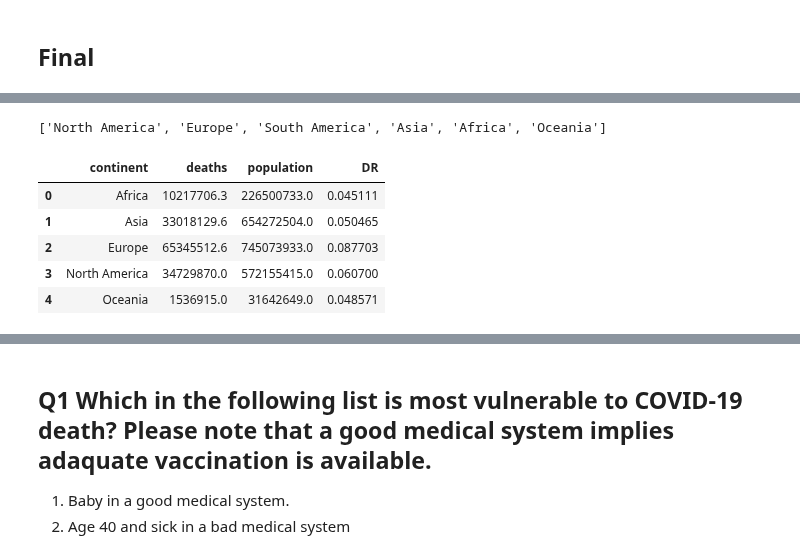
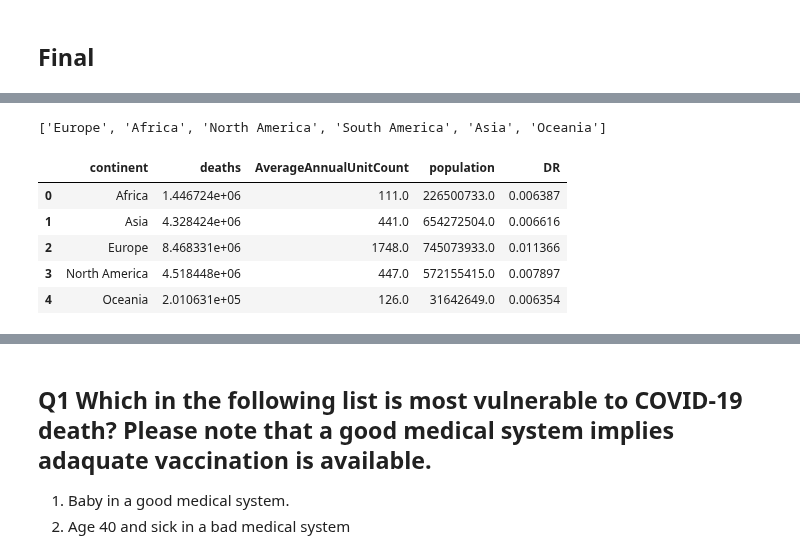
Before and after one commit to belongtothenight/BD_ML_Code, a Jupyter notebook: src/BD_final.ipynb, the cells around one changed output, grey strips where cells are left out. Drawn from its saved outputs; the diff is of its cells as text; code cells hidden in the pictures.

```diff
--- a/src/BD_final.ipynb
+++ b/src/BD_final.ipynb
@@ -124,47 +124,57 @@ path = join(getcwd().rstrip('src'),
 DF1 = pd.read_csv(path)
 DF1.rename(columns={'country_name': 'country'}, inplace=True)
 
-# Sum of Deaths by Country
-DF1 = DF1.groupby('country').sum().sort_values(by='deaths', ascending=False)
-DF1.drop(columns=['year', 'time'], inplace=True)
-DF1.head()
+# Deaths by Country
+# DF1 = DF1.groupby('country').sum().sort_values(by='deaths', ascending=False)
+# DF1.drop(columns=['year', 'time'], inplace=True)
+# DF1.head()
+DF1 = DF1.groupby('country').mean().reset_index()
+DF1['AverageAnnualUnitCount'] = round(DF1.time * 2 - 1, 0)
+tmp = copy.copy(DF)
+time_unit_dict = {'monthly': 12, 'weekly': 52}
+tmp['AnnualUnitCount'] = [time_unit_dict[x] for x in tmp.time_unit]
+tmp = tmp.groupby('country').mean().reset_index()[
+    ['country', 'AnnualUnitCount']]
+DF1 = pd.merge(DF1, tmp, on='country')
+DF1['deaths'] = DF1.deaths * DF1.AnnualUnitCount
+DF1 = DF1[['country', 'deaths', 'AverageAnnualUnitCount']]
 
 # Merge with OWID Population, Continent Data
 path = join(getcwd().rstrip('src'),
             'data/owid-covid-data.csv').replace('\\', '/')
 data = pd.read_csv(path)
 data = data[['continent', 'location', 'population']]
 data.rename(columns={'location': 'country'}, inplace=True)
 data.groupby('country').count().sort_values(by='population', ascending=False)
 data.drop_duplicates(subset=['country'], inplace=True)
 data.reset_index(drop=True, inplace=True)
 DF1 = pd.merge(DF1, data, on='country')
 
 # Separate Data by Continent
 print(DF1.continent.unique().tolist())
 Africa = DF1[DF1.continent == 'Africa']
 Asia = DF1[DF1.continent == 'Asia']
 Europe = DF1[DF1.continent == 'Europe']
 NorthAmerica = DF1[DF1.continent == 'North America']
 Oceania = DF1[DF1.continent == 'Oceania']
 SouthAmerica = DF1[DF1.continent == 'South America']
 
 # Create Continent Data
 Continent = DF1.groupby('continent').sum().reset_index()
 
 # Death Rate (Death by Population)
 DR = Continent['deaths'] / Continent['population']
 DR.rename('DR', inplace=True)
 Continent = pd.concat([Continent, DR], axis=1)
 
 # # Asia.head()
 Continent.head()
 # DF1.head()
 # %% [output]
-['North America', 'Europe', 'South America', 'Asia', 'Africa', 'Oceania']
+['Europe', 'Africa', 'North America', 'South America', 'Asia', 'Oceania']
-|  | continent | deaths | population | DR |
-| 0 | Africa | 10217706.3 | 226500733.0 | 0.045111 |
-| 1 | Asia | 33018129.6 | 654272504.0 | 0.050465 |
-| 2 | Europe | 65345512.6 | 745073933.0 | 0.087703 |
-| 3 | North America | 34729870.0 | 572155415.0 | 0.060700 |
-| 4 | Oceania | 1536915.0 | 31642649.0 | 0.048571 |
+|  | continent | deaths | AverageAnnualUnitCount | population | DR |
+| 0 | Africa | 1.446724e+06 | 111.0 | 226500733.0 | 0.006387 |
+| 1 | Asia | 4.328424e+06 | 441.0 | 654272504.0 | 0.006616 |
+| 2 | Europe | 8.468331e+06 | 1748.0 | 745073933.0 | 0.011366 |
+| 3 | North America | 4.518448e+06 | 447.0 | 572155415.0 | 0.007897 |
+| 4 | Oceania | 2.010631e+05 | 126.0 | 31642649.0 | 0.006354 |
```
Also changed, not shown: parts of 8 cells of this notebook.
